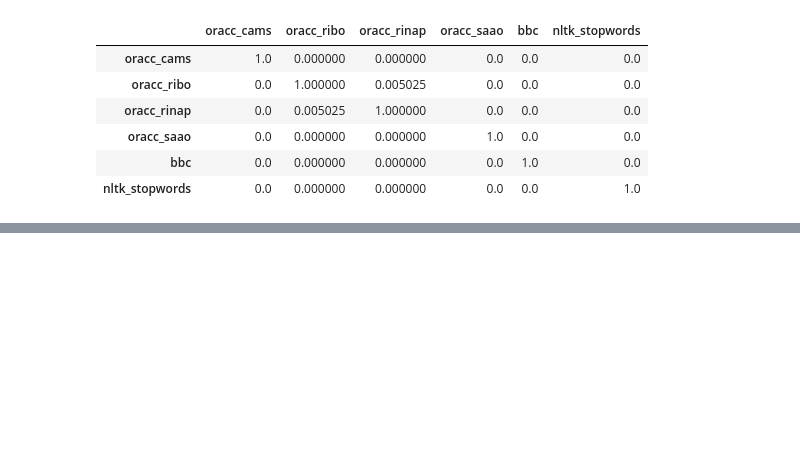
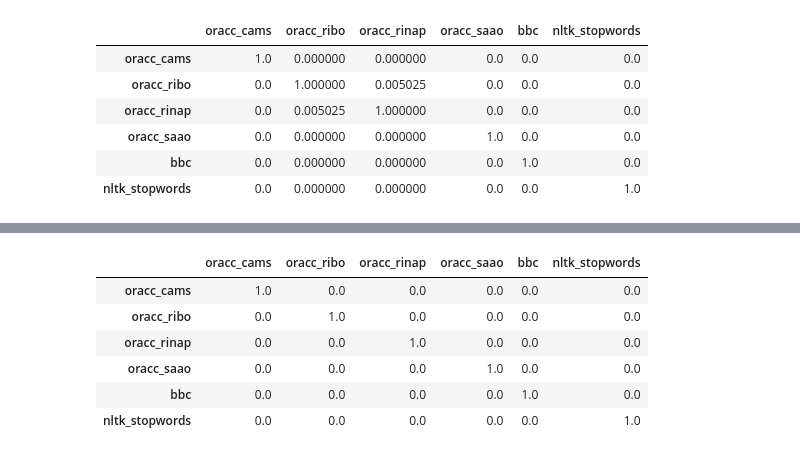
Before and after one commit to Sahe00/NLPTM_finalproject, a Jupyter notebook: project.ipynb, the cells around one changed output, grey strips where cells are left out. Drawn from its saved outputs; the diff is of its cells as text; code cells hidden in the pictures; blank space fills up the shorter version.

```diff
--- a/project.ipynb
+++ b/project.ipynb
@@ -706,0 +709,4 @@ similarity_matrix_tfidf
+# %%
+# defining a helper function to calculate information content of a token
+def information_content(token, counts, corpus):
+    return float(-np.log10(counts[token] / len(corpus)))
@@ -706,0 +750,9 @@ similarity_matrix_tfidf
+# %%
+# use Jaccard similarity to analyze overlap of highest information content tokens between corpora
+ic_overlap_results = {}
+for corpus_name, tokens in highest_ic_tokens.items():
+    for other_corpus_name, other_tokens in highest_ic_tokens.items():
+        if corpus_name != other_corpus_name:
+            similarity = jaccard_similarity(tokens, other_tokens)
+            ic_overlap_results[(corpus_name, other_corpus_name)] = similarity
+            print(f"Jaccard similarity between {corpus_name} and {other_corpus_name} highest information content tokens: {similarity:.4f}")
@@ -706,0 +780,7 @@ similarity_matrix_tfidf
+# %%
+# use Jaccard similarity to analyze overlap of highest information content tokens with NLTK stopwords
+ic_overlap_with_stopwords = {}
+for corpus_name, tokens in highest_ic_tokens.items():
+    overlap = jaccard_similarity(tokens, stopwords)
+    ic_overlap_with_stopwords[corpus_name] = overlap
+    print(f"Jaccard similarity between {corpus_name} highest information content tokens and NLTK stopwords: {overlap:.4f}")
@@ -706,0 +793,30 @@ similarity_matrix_tfidf
+# %%
+# presenting the results in a 6x6 matrix including comparison with stopwords
+import pandas as pd
+all_corpora = corpus_names + ["bbc", "nltk_stopwords"]
+similarity_matrix_ic = pd.DataFrame(index=all_corpora, columns=all_corpora)
+
+# fill the matrix with Jaccard similarity values
+for (corpus_name, other_corpus_name), similarity in ic_overlap_results.items():
+    similarity_matrix_ic.loc[corpus_name, other_corpus_name] = similarity
+
+# fill in stopwords similarities
+similarity_matrix_ic.loc["nltk_stopwords", "nltk_stopwords"] = 1.0  # similarity with itself
+for corpus_name, overlap in ic_overlap_with_stopwords.items():
+    similarity_matrix_ic.loc[corpus_name, "nltk_stopwords"] = overlap
+    similarity_matrix_ic.loc["nltk_stopwords", corpus_name] = overlap
+
+# fill the diagonal with 1s
+for corpus_name in all_corpora:
+    similarity_matrix_ic.loc[corpus_name, corpus_name] = 1.0
+
+# display the matrix
+similarity_matrix_ic
+# %% [output]
+|  | oracc_cams | oracc_ribo | oracc_rinap | oracc_saao | bbc | nltk_stopwords |
+| oracc_cams | 1.0 | 0.0 | 0.0 | 0.0 | 0.0 | 0.0 |
+| oracc_ribo | 0.0 | 1.0 | 0.0 | 0.0 | 0.0 | 0.0 |
+| oracc_rinap | 0.0 | 0.0 | 1.0 | 0.0 | 0.0 | 0.0 |
+| oracc_saao | 0.0 | 0.0 | 0.0 | 1.0 | 0.0 | 0.0 |
+| bbc | 0.0 | 0.0 | 0.0 | 0.0 | 1.0 | 0.0 |
+| nltk_stopwords | 0.0 | 0.0 | 0.0 | 0.0 | 0.0 | 1.0 |
```
Also changed, not shown: parts of 5 cells of this notebook.
